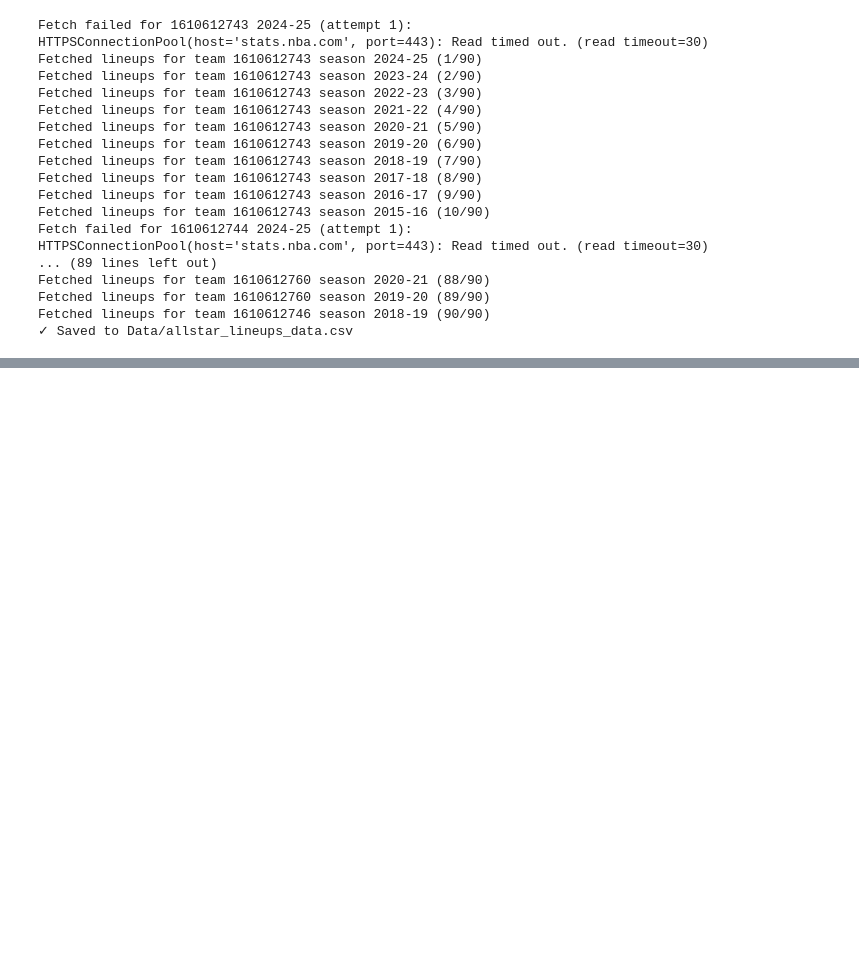
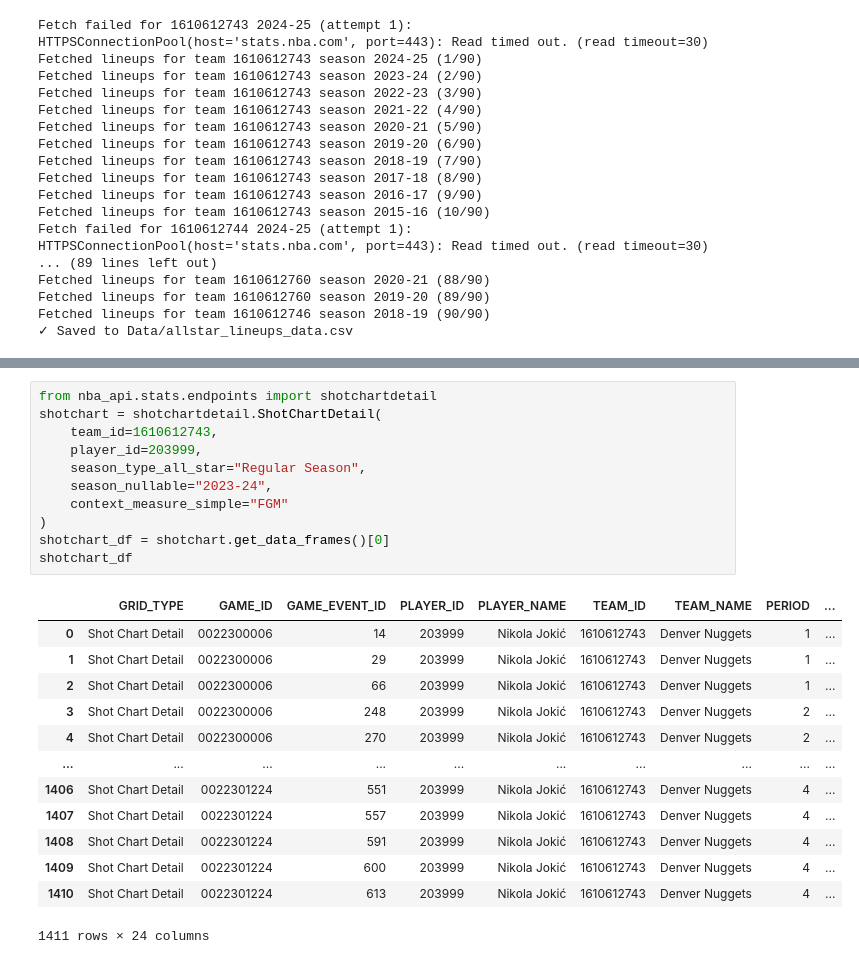
Before and after one commit to yuvalantman/NBA-lineup-archetypes-dashboard, a Jupyter notebook: notebooks/lineups_data_pull.ipynb, the cells around one changed output, grey strips where cells are left out. Cells and saved outputs as stored; diff of their text form; blank space fills up the shorter version.

```diff
--- a/notebooks/lineups_data_pull.ipynb
+++ b/notebooks/lineups_data_pull.ipynb
@@ -103,0 +250,25 @@ Fetched lineups for team 1610612746 season 2018-19 (90/90)
+# %%
+from nba_api.stats.endpoints import shotchartdetail
+shotchart = shotchartdetail.ShotChartDetail(
+    team_id=1610612743,
+    player_id=203999,
+    season_type_all_star="Regular Season",
+    season_nullable="2023-24",
+    context_measure_simple="FGM"
+)
+shotchart_df = shotchart.get_data_frames()[0]
+shotchart_df
+# %% [output]
+|  | GRID_TYPE | GAME_ID | GAME_EVENT_ID | PLAYER_ID | PLAYER_NAME | TEAM_ID | TEAM_NAME | PERIOD | ... |
+| 0 | Shot Chart Detail | 0022300006 | 14 | 203999 | Nikola Jokić | 1610612743 | Denver Nuggets | 1 | ... |
+| 1 | Shot Chart Detail | 0022300006 | 29 | 203999 | Nikola Jokić | 1610612743 | Denver Nuggets | 1 | ... |
+| 2 | Shot Chart Detail | 0022300006 | 66 | 203999 | Nikola Jokić | 1610612743 | Denver Nuggets | 1 | ... |
+| 3 | Shot Chart Detail | 0022300006 | 248 | 203999 | Nikola Jokić | 1610612743 | Denver Nuggets | 2 | ... |
+| 4 | Shot Chart Detail | 0022300006 | 270 | 203999 | Nikola Jokić | 1610612743 | Denver Nuggets | 2 | ... |
+| ... | ... | ... | ... | ... | ... | ... | ... | ... | ... |
+| 1406 | Shot Chart Detail | 0022301224 | 551 | 203999 | Nikola Jokić | 1610612743 | Denver Nuggets | 4 | ... |
+| 1407 | Shot Chart Detail | 0022301224 | 557 | 203999 | Nikola Jokić | 1610612743 | Denver Nuggets | 4 | ... |
+| 1408 | Shot Chart Detail | 0022301224 | 591 | 203999 | Nikola Jokić | 1610612743 | Denver Nuggets | 4 | ... |
+| 1409 | Shot Chart Detail | 0022301224 | 600 | 203999 | Nikola Jokić | 1610612743 | Denver Nuggets | 4 | ... |
+| 1410 | Shot Chart Detail | 0022301224 | 613 | 203999 | Nikola Jokić | 1610612743 | Denver Nuggets | 4 | ... |
+1411 rows × 24 columns
```
Also changed, not shown: parts of 8 cells of this notebook, 9 other files.
